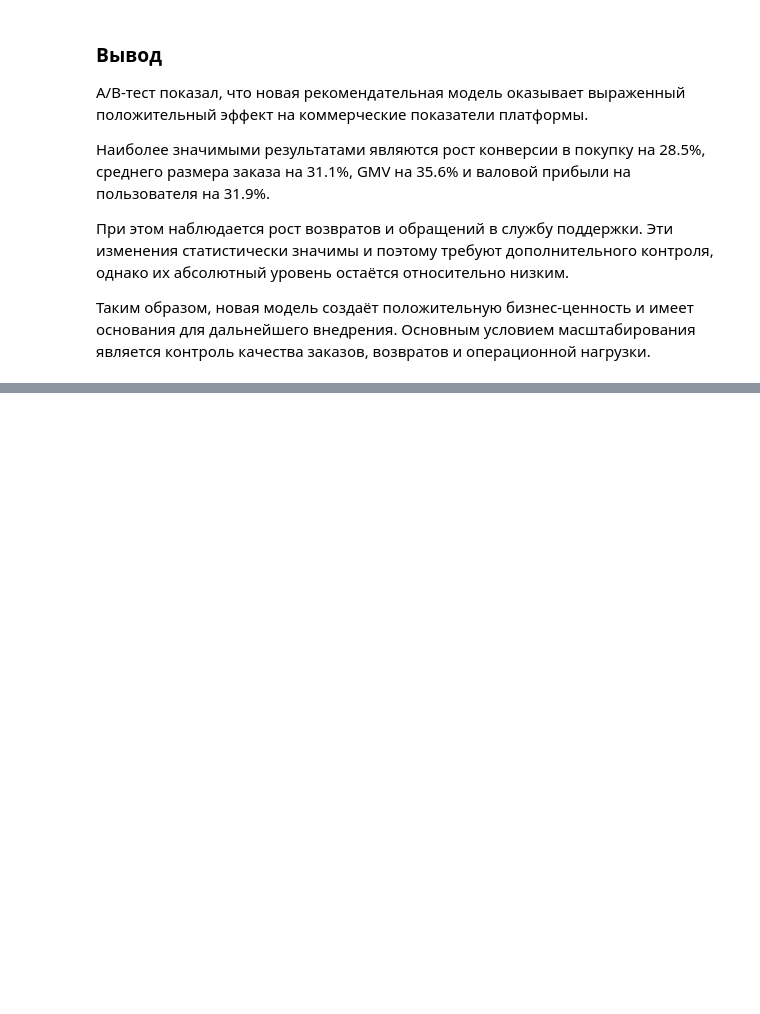
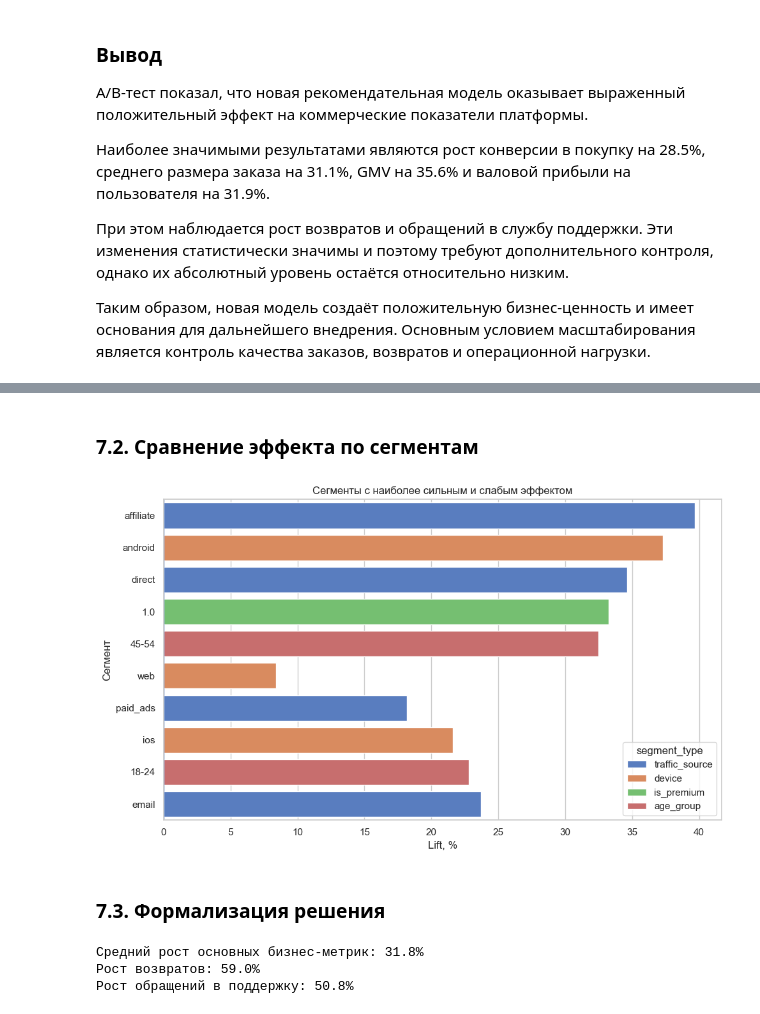
Before and after one commit to k0ist/The-Experts-Hackathon, a Jupyter notebook: The_Experts_Hackathon.ipynb, the cells around one changed output, grey strips where cells are left out. Drawn from its saved outputs; the diff is of its cells as text; code cells hidden in the pictures; blank space fills up the shorter version.

```diff
--- a/The_Experts_Hackathon.ipynb
+++ b/The_Experts_Hackathon.ipynb
@@ -1837,0 +1879,36 @@ A/B-тест показал, что новая рекомендательная
+# %% [markdown]
+### 7.2. Сравнение эффекта по сегментам
+# %%
+segment_plot = pd.concat([
+    segment_summary.sort_values("lift_pct", ascending=False).head(5),
+    segment_summary.sort_values("lift_pct").head(5)
+]).drop_duplicates()
+
+plt.figure(figsize=(10, 6))
+sns.barplot(data=segment_plot, x="lift_pct", y="segment", hue="segment_type")
+plt.axvline(0, linewidth=1)
+plt.title("Сегменты с наиболее сильным и слабым эффектом")
+plt.xlabel("Lift, %")
+plt.ylabel("Сегмент")
+plt.tight_layout()
+plt.show()
+# %% [output]
+[figure, added]
+# %% [markdown]
+### 7.3. Формализация решения
+# %%
+main_positive = recommendation_summary.loc[
+    ["ordered_any", "avg_order", "gmv", "margin"],
+    "lift_pct"
+].mean()
+
+return_lift = recommendation_summary.loc["return_rate_user", "lift_pct"]
+support_lift = recommendation_summary.loc["support_any", "lift_pct"]
+
+print(f"Средний рост основных бизнес-метрик: {main_positive:.1f}%")
+print(f"Рост возвратов: {return_lift:.1f}%")
+print(f"Рост обращений в поддержку: {support_lift:.1f}%")
+# %% [output]
+Средний рост основных бизнес-метрик: 31.8%
+Рост возвратов: 59.0%
+Рост обращений в поддержку: 50.8%
```
Also changed, not shown: parts of 7 cells of this notebook.
